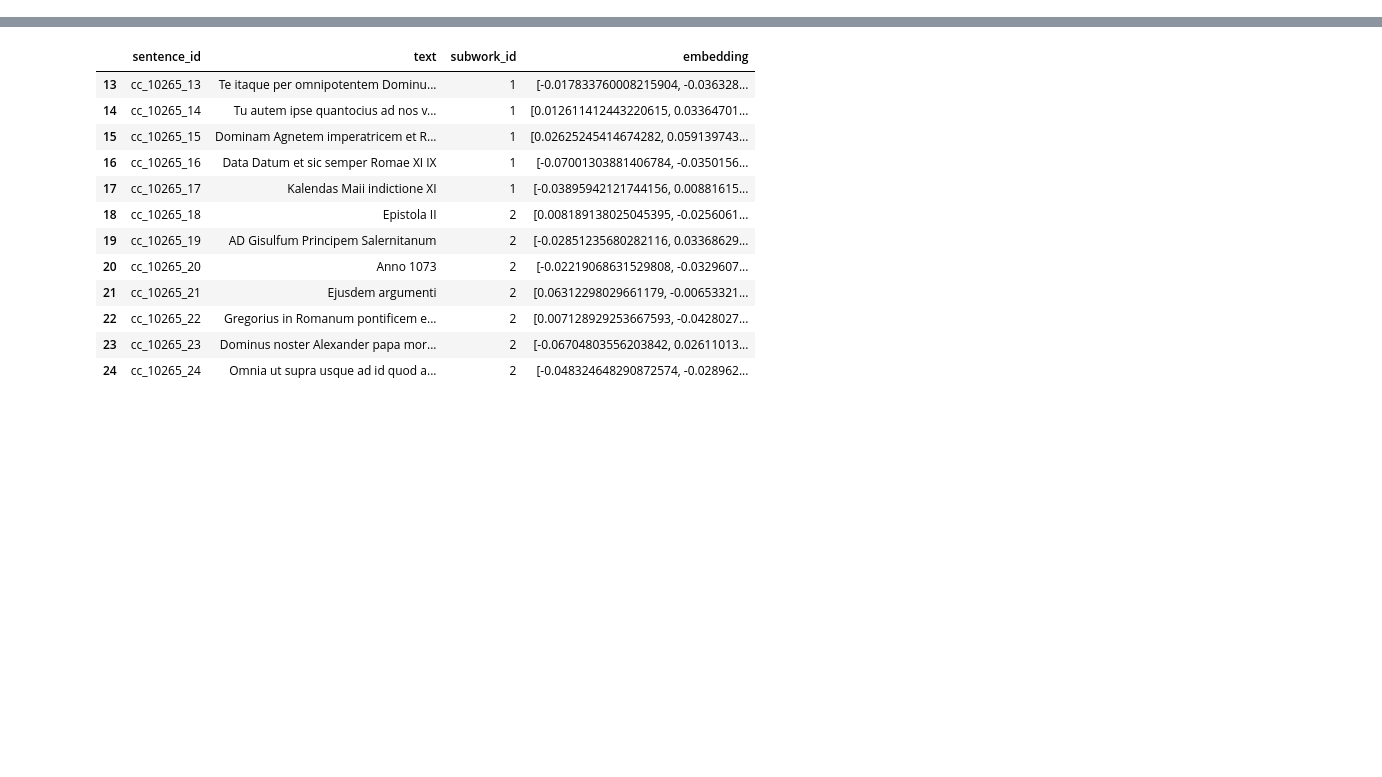
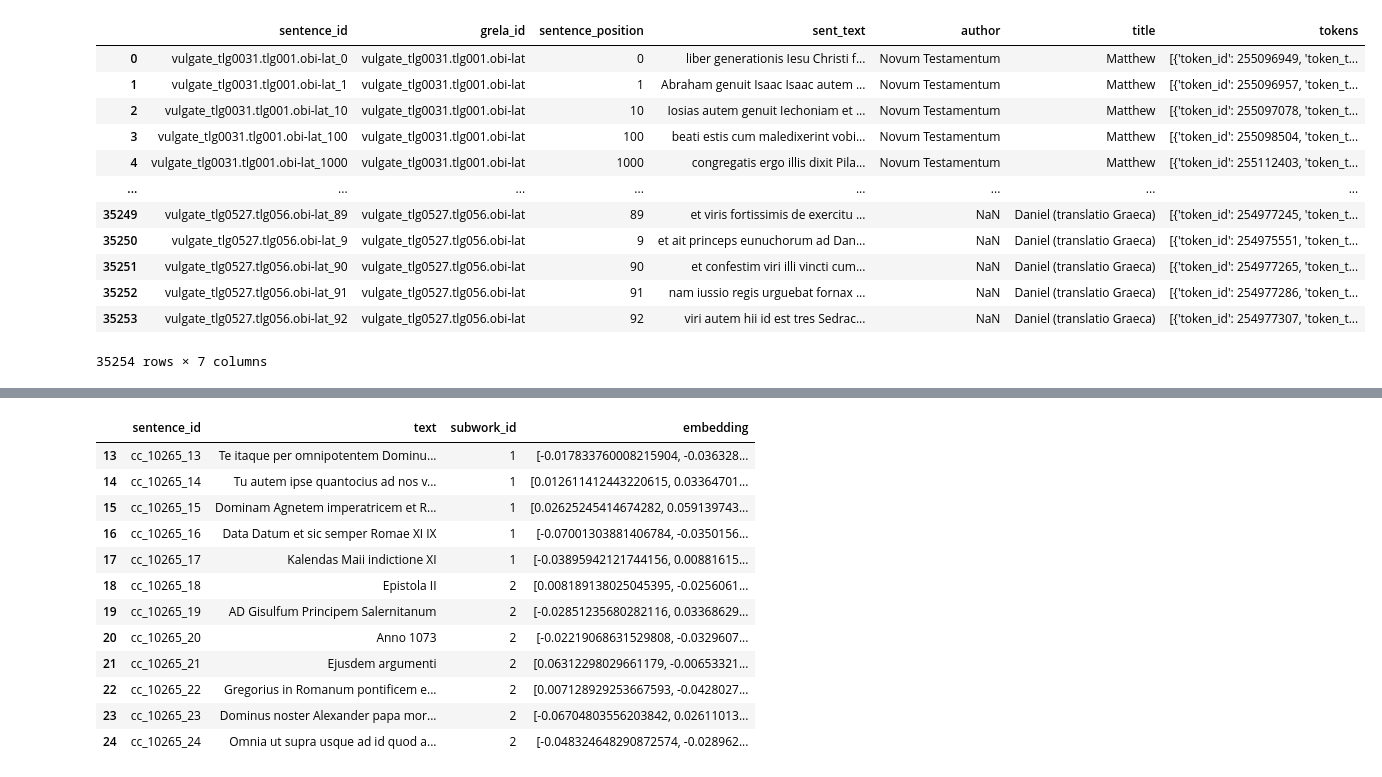
Before and after one commit to CCS-ZCU/latin-textreuse, a Jupyter notebook: scripts/1_labse-vulgate-investiture_explorations.ipynb, the cells around one changed output, grey strips where cells are left out. Cells and saved outputs as stored; diff of their text form; code cells hidden in the pictures; blank space fills up the shorter version.

```diff
--- a/scripts/labse-vulgate-investiture_explorations.ipynb
+++ b/scripts/1_labse-vulgate-investiture_explorations.ipynb
@@ -95,0 +95,57 @@ normalized_embeddings = normalize(embeddings, norm='l2')
+# %%
+query = """
+SELECT
+    s.sentence_id,
+    s.grela_id,
+    s.position AS sentence_position,
+    s.sent_text,
+
+    t.token_id,
+    t.token_text,
+    t.lemma,
+    t.pos,
+    t.char_start,
+    t.char_end,
+    t.ref,
+
+    w.grela_source,
+    w.author,
+    w.title,
+FROM sentences AS s
+JOIN tokens AS t
+    ON s.sentence_id = t.sentence_id
+   AND s.grela_id = t.grela_id
+LEFT JOIN works AS w
+    ON s.grela_id = w.grela_id
+WHERE s.grela_id LIKE 'vulgate_%'
+ORDER BY s.grela_id, s.position, t.char_start, t.token_id
+"""
+
+token_df = conn.execute(query).df()
+# %%
+token_df["chapter"] = token_df["ref"].apply(lambda x: eval(x)["chapter"])
+token_df["verse"] = token_df["ref"].apply(lambda x: eval(x)["verse"])
+# %%
+vulgate_df = (
+    token_df.groupby(
+        ["sentence_id", "grela_id", "sentence_position", "sent_text", "author", "title"],
+        dropna=False
+    )
+    .apply(lambda g: g[["token_id", "token_text", "lemma", "pos", "char_start", "char_end", "chapter", "verse"]].to_dict("records"))
+    .reset_index(name="tokens")
+)
+vulgate_df
+# %% [output]
+|  | sentence_id | grela_id | sentence_position | sent_text | author | title | tokens |
+| 0 | vulgate_tlg0031.tlg001.obi-lat_0 | vulgate_tlg0031.tlg001.obi-lat | 0 | liber generationis Iesu Christi f... | Novum Testamentum | Matthew | [{'token_id': 255096949, 'token_t... |
+| 1 | vulgate_tlg0031.tlg001.obi-lat_1 | vulgate_tlg0031.tlg001.obi-lat | 1 | Abraham genuit Isaac Isaac autem ... | Novum Testamentum | Matthew | [{'token_id': 255096957, 'token_t... |
+| 2 | vulgate_tlg0031.tlg001.obi-lat_10 | vulgate_tlg0031.tlg001.obi-lat | 10 | Iosias autem genuit Iechoniam et ... | Novum Testamentum | Matthew | [{'token_id': 255097078, 'token_t... |
+| 3 | vulgate_tlg0031.tlg001.obi-lat_100 | vulgate_tlg0031.tlg001.obi-lat | 100 | beati estis cum maledixerint vobi... | Novum Testamentum | Matthew | [{'token_id': 255098504, 'token_t... |
+| 4 | vulgate_tlg0031.tlg001.obi-lat_1000 | vulgate_tlg0031.tlg001.obi-lat | 1000 | congregatis ergo illis dixit Pila... | Novum Testamentum | Matthew | [{'token_id': 255112403, 'token_t... |
+| ... | ... | ... | ... | ... | ... | ... | ... |
+| 35249 | vulgate_tlg0527.tlg056.obi-lat_89 | vulgate_tlg0527.tlg056.obi-lat | 89 | et viris fortissimis de exercitu ... | NaN | Daniel (translatio Graeca) | [{'token_id': 254977245, 'token_t... |
+| 35250 | vulgate_tlg0527.tlg056.obi-lat_9 | vulgate_tlg0527.tlg056.obi-lat | 9 | et ait princeps eunuchorum ad Dan... | NaN | Daniel (translatio Graeca) | [{'token_id': 254975551, 'token_t... |
+| 35251 | vulgate_tlg0527.tlg056.obi-lat_90 | vulgate_tlg0527.tlg056.obi-lat | 90 | et confestim viri illi vincti cum... | NaN | Daniel (translatio Graeca) | [{'token_id': 254977265, 'token_t... |
+| 35252 | vulgate_tlg0527.tlg056.obi-lat_91 | vulgate_tlg0527.tlg056.obi-lat | 91 | nam iussio regis urguebat fornax ... | NaN | Daniel (translatio Graeca) | [{'token_id': 254977286, 'token_t... |
+| 35253 | vulgate_tlg0527.tlg056.obi-lat_92 | vulgate_tlg0527.tlg056.obi-lat | 92 | viri autem hii id est tres Sedrac... | NaN | Daniel (translatio Graeca) | [{'token_id': 254977307, 'token_t... |
+35254 rows × 7 columns
```
Also changed, not shown: parts of 21 cells of this notebook, 3 other files.
